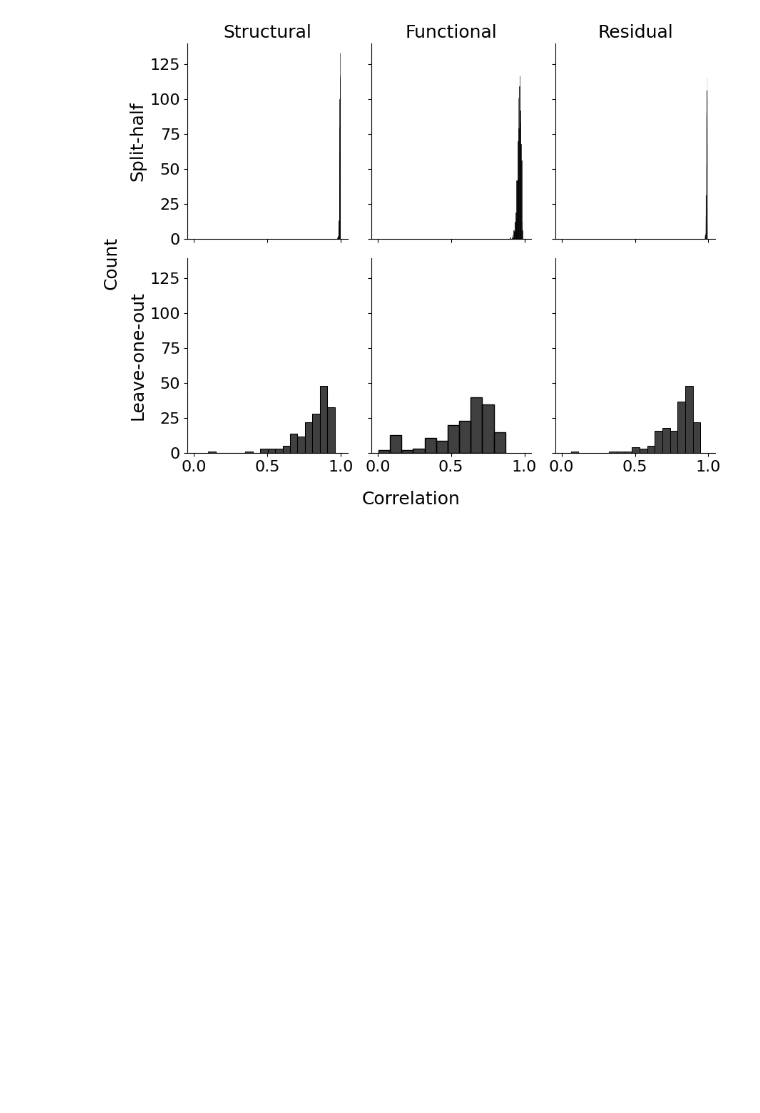
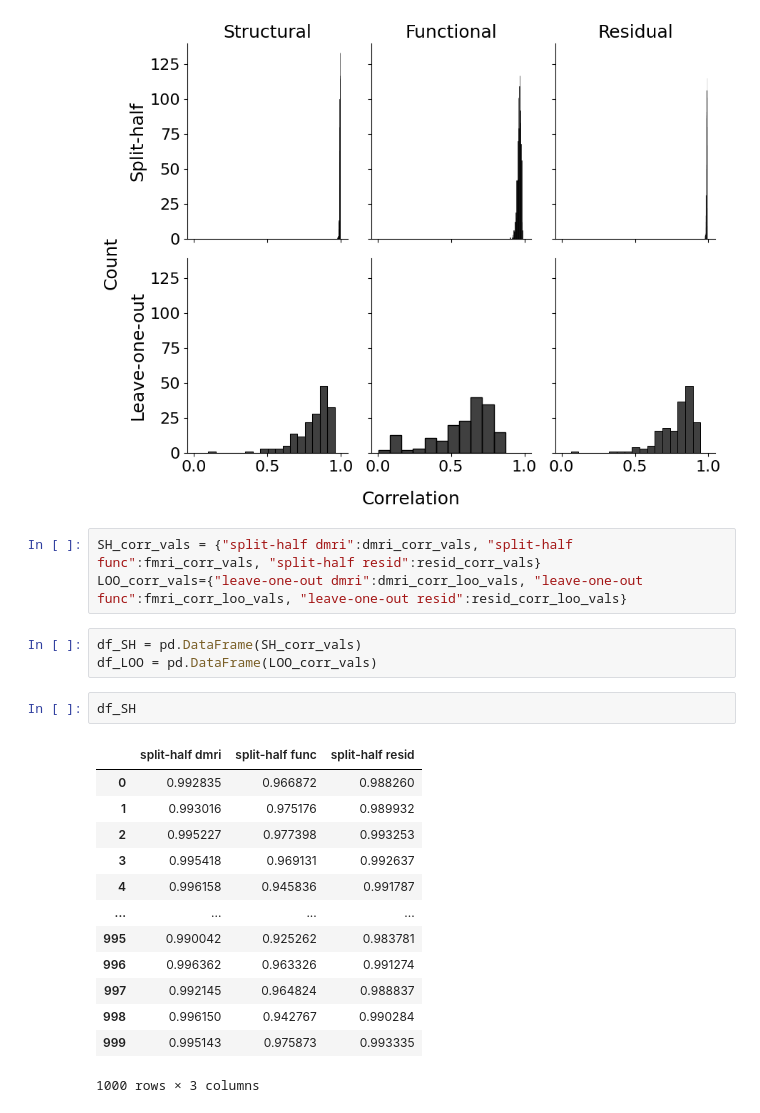
Before and after one commit to sudesnac/HumanBF-Connectivity, a Jupyter notebook: notebook/extra_analyses.ipynb, the cells around one changed output. Drawn from its saved outputs; the diff is of its cells as text; blank space fills up the shorter version.

```diff
--- a/notebook/extra_analyses.ipynb
+++ b/notebook/extra_analyses.ipynb
@@ -483,3 +616,25 @@ plt.savefig(fig_path + f'rsfMRI-dMRI-resid_split_leave-one-out_dist-plot.png', d
 plt.show()
 # %% [output]
 [figure]
+# %%
+SH_corr_vals = {"split-half dmri":dmri_corr_vals, "split-half func":fmri_corr_vals, "split-half resid":resid_corr_vals}
+LOO_corr_vals={"leave-one-out dmri":dmri_corr_loo_vals, "leave-one-out func":fmri_corr_loo_vals, "leave-one-out resid":resid_corr_loo_vals}
+# %%
+df_SH = pd.DataFrame(SH_corr_vals)
+df_LOO = pd.DataFrame(LOO_corr_vals)
+# %%
+df_SH
+# %% [output]
+|  | split-half dmri | split-half func | split-half resid |
+| 0 | 0.992835 | 0.966872 | 0.988260 |
+| 1 | 0.993016 | 0.975176 | 0.989932 |
+| 2 | 0.995227 | 0.977398 | 0.993253 |
+| 3 | 0.995418 | 0.969131 | 0.992637 |
+| 4 | 0.996158 | 0.945836 | 0.991787 |
+| ... | ... | ... | ... |
+| 995 | 0.990042 | 0.925262 | 0.983781 |
+| 996 | 0.996362 | 0.963326 | 0.991274 |
+| 997 | 0.992145 | 0.964824 | 0.988837 |
+| 998 | 0.996150 | 0.942767 | 0.990284 |
+| 999 | 0.995143 | 0.975873 | 0.993335 |
+1000 rows × 3 columns
```
Also changed, not shown: parts of 16 cells of this notebook, 19 other files.
